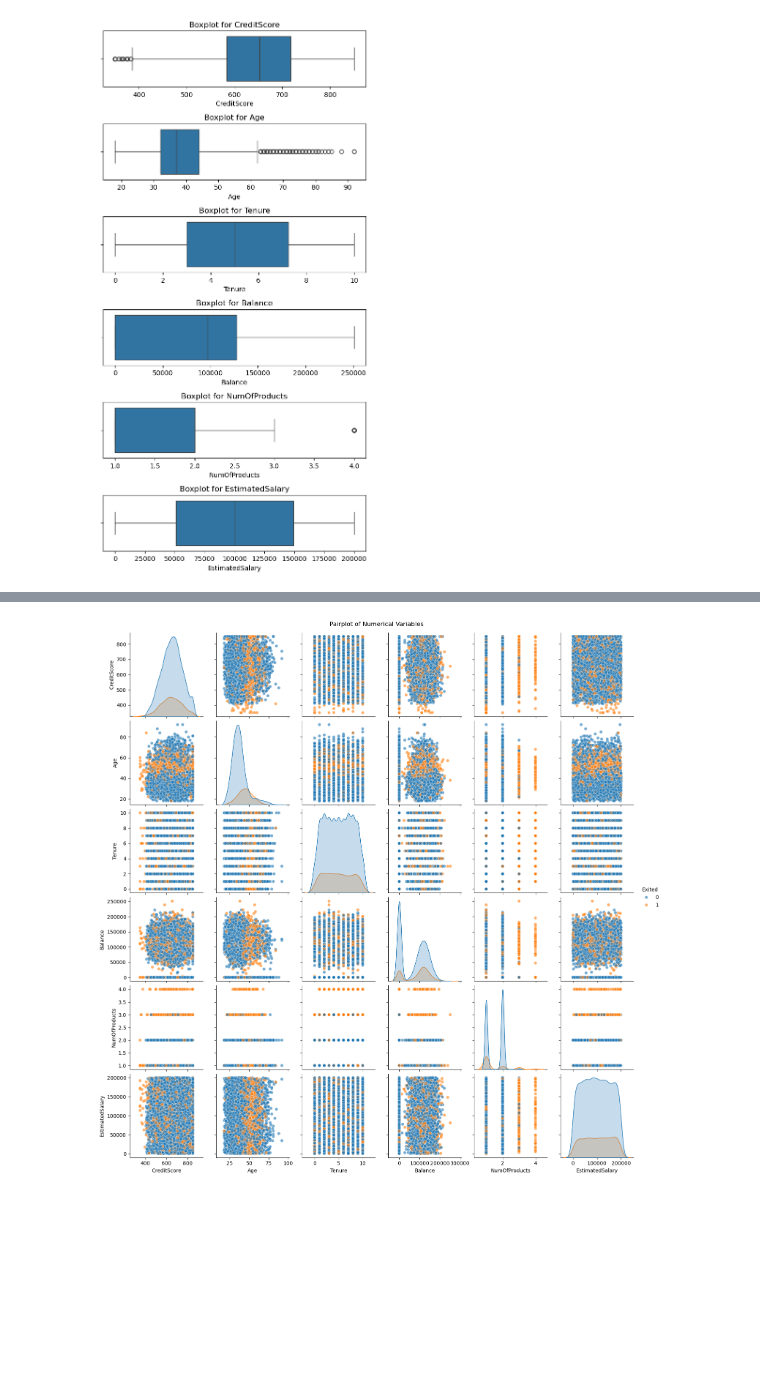
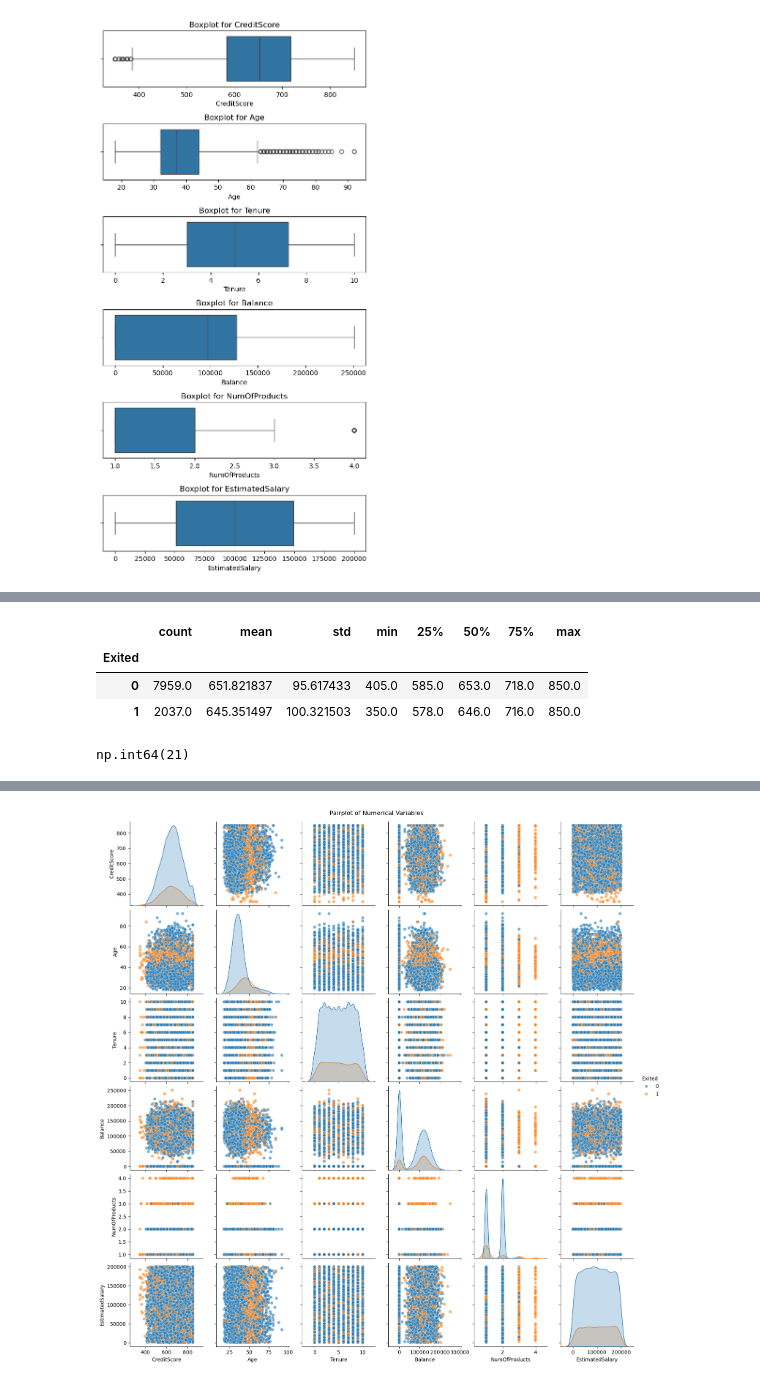
Before and after one commit to davexat/Customer_Churn_Predictor, a Jupyter notebook: notebooks/2.0_dsb_data_exploration.ipynb, the cells around one changed output, grey strips where cells are left out. Saved outputs shown, nothing was run; the diff lists cells and outputs as text; code cells hidden in the pictures; blank space fills up the shorter version.

```diff
--- a/notebooks/2.0_dsb_data_exploration.ipynb
+++ b/notebooks/2.0_dsb_data_exploration.ipynb
@@ -54,0 +73,11 @@ plots.plot_horizontal_boxplot(df, num_vars)
+# %%
+df.groupby('Exited')['CreditScore'].describe()
+# %% [output]
+|  | count | mean | std | min | 25% | 50% | 75% | max |
+| Exited |  |  |  |  |  |  |  |  |
+| 0 | 7959.0 | 651.821837 | 95.617433 | 405.0 | 585.0 | 653.0 | 718.0 | 850.0 |
+| 1 | 2037.0 | 645.351497 | 100.321503 | 350.0 | 578.0 | 646.0 | 716.0 | 850.0 |
+# %%
+df[(df['Exited'] == 1) & (df['CreditScore'] < 405)]['CustomerId'].count()
+# %% [output]
+np.int64(21)
```
Also changed, not shown: parts of 8 cells of this notebook, 1 other file.
